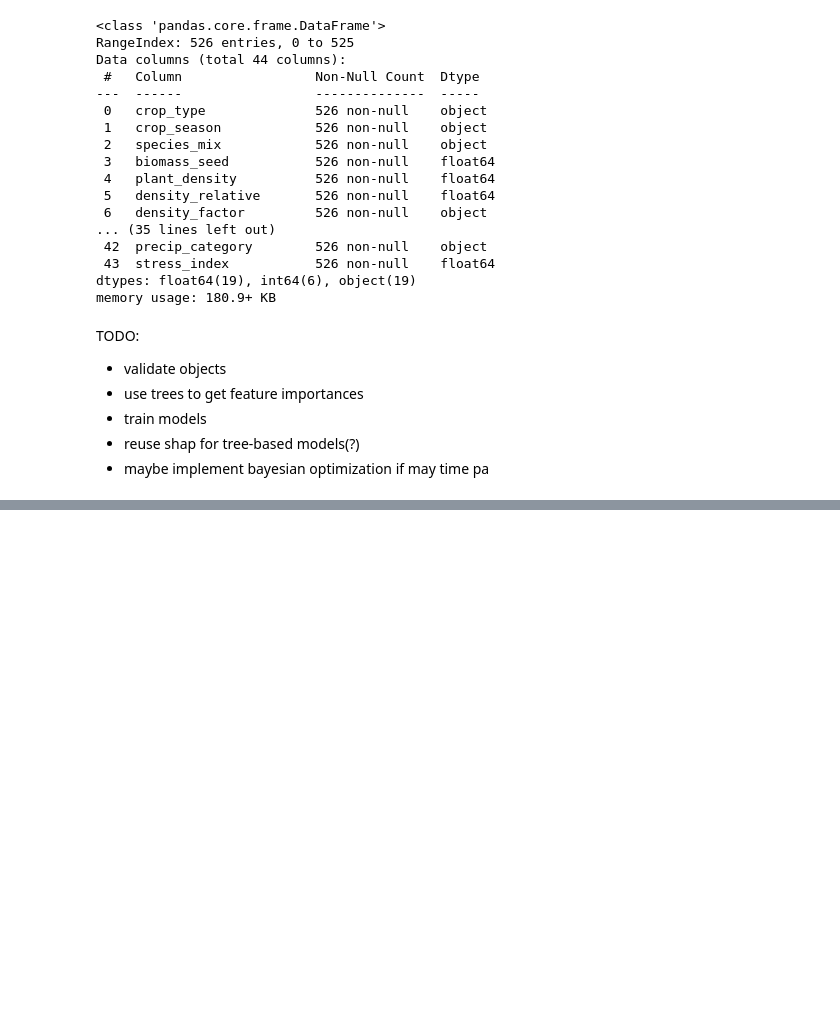
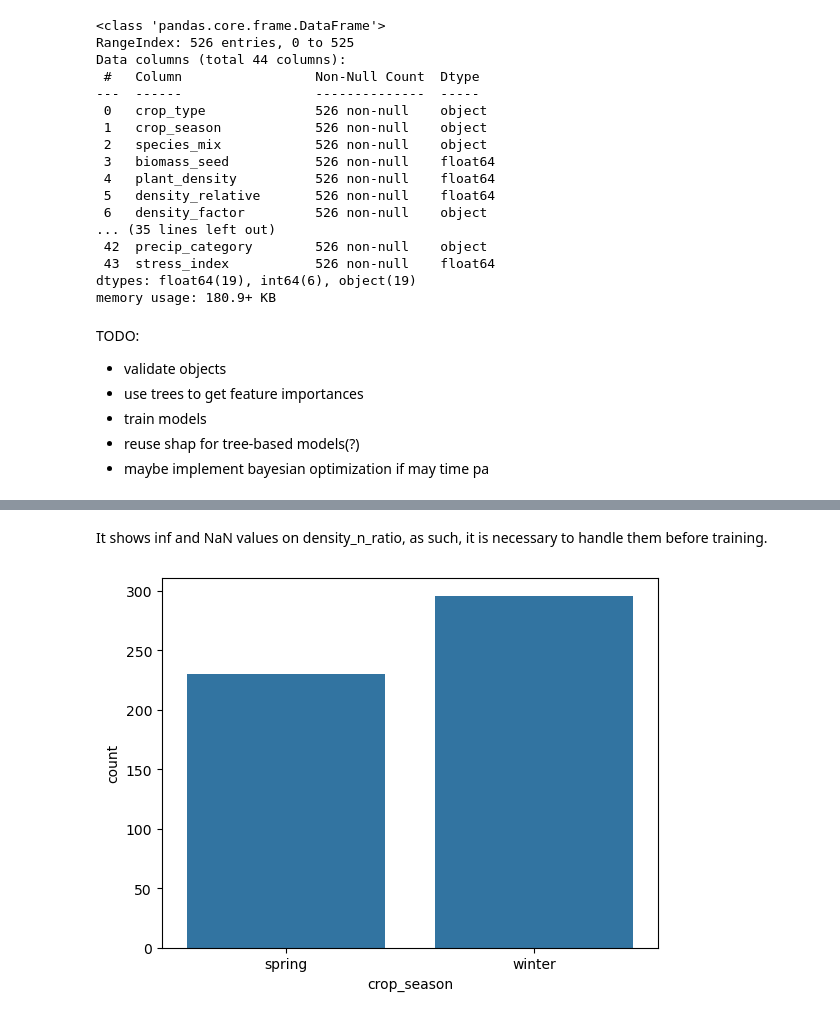
Before and after one commit to kabsmeiou/plant-density, a Jupyter notebook: notebook.ipynb, the cells around one changed output, grey strips where cells are left out. Saved outputs shown, nothing was run; the diff lists cells and outputs as text; code cells hidden in the pictures; blank space fills up the shorter version.

```diff
--- a/notebook.ipynb
+++ b/notebook.ipynb
@@ -31,0 +99,6 @@ TODO:
+# %%
+drop_nulls = ['n_fertilisation_type', 'n_fertiliser', 'previous_crop']
+df.drop(drop_nulls, axis=1, inplace=True, errors='ignore')
+# remove the dropped colmns from categorical_columns
+categorical_columns = [col for col in categorical_columns if col not in drop_nulls]
+df.info()
@@ -31,0 +123,3 @@ TODO:
+# %%
+drop_decisions = ['country', 'site', 'plot_name']
+df.drop(drop_decisions, axis=1, inplace=True, errors='ignore')
@@ -31,0 +163,11 @@ TODO:
+# %% [markdown]
+It shows inf and NaN values on density_n_ratio, as such, it is necessary to handle them before training.
+# %%
+df.replace([np.inf, -np.inf], np.nan, inplace=True)
+df.fillna(0, inplace=True)
+# %%
+# count of winter and summer crops
+sns.countplot(x='crop_season', data=df)
+plt.show()
+# %% [output]
+[figure, added]
```
Also changed, not shown: parts of 33 cells of this notebook.
